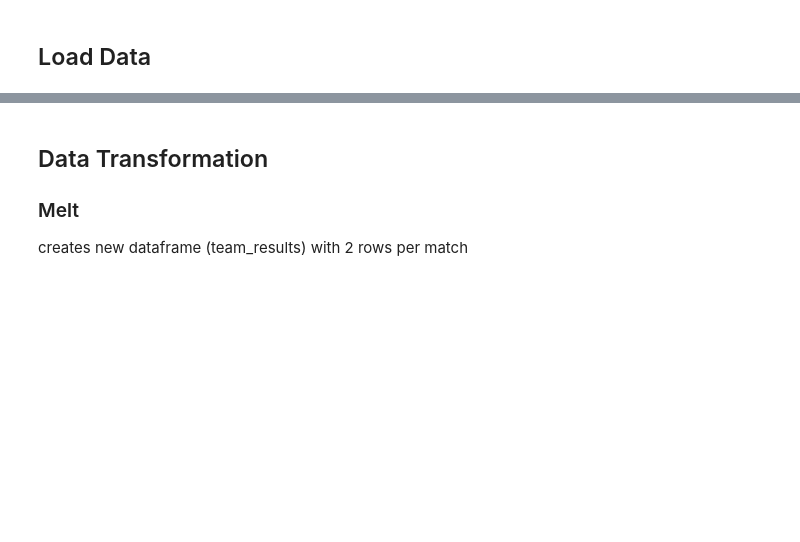
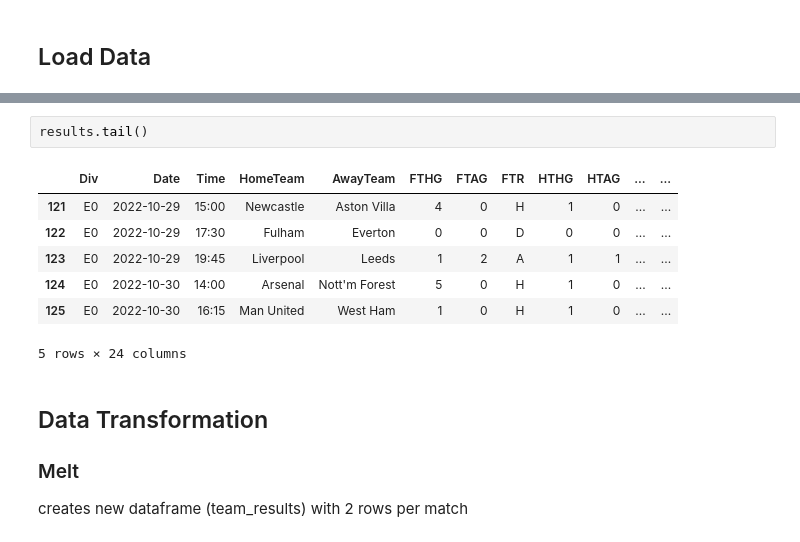
Before and after one commit to solstice035/footballdash, a Jupyter notebook: code/notebooks/results.ipynb, the cells around one changed output, grey strips where cells are left out. Saved outputs shown, nothing was run; the diff lists cells and outputs as text; blank space fills up the shorter version.

```diff
--- a/code/notebooks/results.ipynb
+++ b/code/notebooks/results.ipynb
@@ -70,4 +69,14 @@ results.head()
 5 rows × 24 columns
+# %%
+results.tail()
+# %% [output]
+|  | Div | Date | Time | HomeTeam | AwayTeam | FTHG | FTAG | FTR | HTHG | HTAG | ... | ... |
+| 121 | E0 | 2022-10-29 | 15:00 | Newcastle | Aston Villa | 4 | 0 | H | 1 | 0 | ... | ... |
+| 122 | E0 | 2022-10-29 | 17:30 | Fulham | Everton | 0 | 0 | D | 0 | 0 | ... | ... |
+| 123 | E0 | 2022-10-29 | 19:45 | Liverpool | Leeds | 1 | 2 | A | 1 | 1 | ... | ... |
+| 124 | E0 | 2022-10-30 | 14:00 | Arsenal | Nott'm Forest | 5 | 0 | H | 1 | 0 | ... | ... |
+| 125 | E0 | 2022-10-30 | 16:15 | Man United | West Ham | 1 | 0 | H | 1 | 0 | ... | ... |
+5 rows × 24 columns
 # %% [markdown]
 ## Data Transformation
 
```
Also changed, not shown: parts of 6 cells of this notebook, 5 other files.
